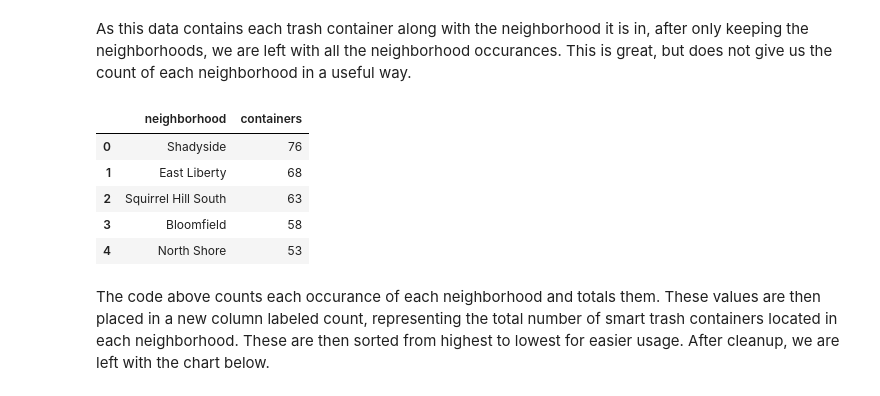
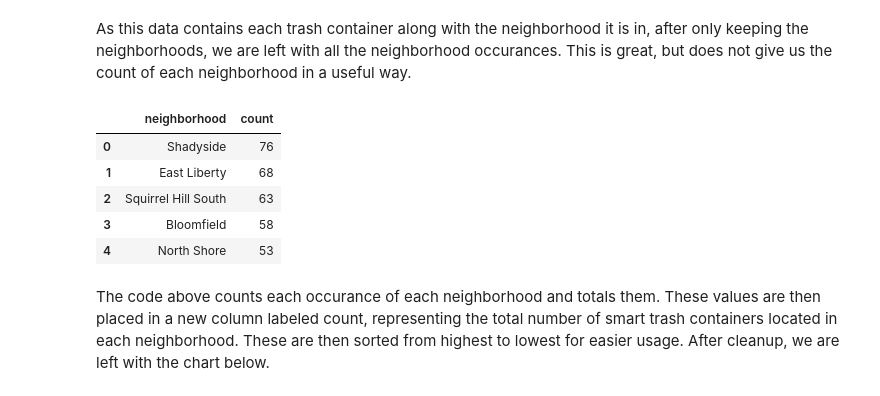
Before and after one commit to dantewarhola/Big-Ideas-in-Computing-and-Information-Group-38-Final-Project, a Jupyter notebook: FinalNotebook.ipynb, the cells around one changed output. Saved outputs shown, nothing was run; the diff lists cells and outputs as text; code cells hidden in the pictures.

```diff
--- a/FinalNotebook.ipynb
+++ b/FinalNotebook.ipynb
@@ -37,15 +37,15 @@ As this data contains each trash container along with the neighborhood it is in,
 # %%
 # get count of each neighborhood
 containers = containers['neighborhood'].value_counts()
 data = {
   "neighborhood": containers.keys(),
-  "containers": containers.values
+  "count": containers.values
 }
 
 containers = pd.DataFrame(data)
 containers.head()
 # %% [output]
-|  | neighborhood | containers |
+|  | neighborhood | count |
 | 0 | Shadyside | 76 |
 | 1 | East Liberty | 68 |
 | 2 | Squirrel Hill South | 63 |
```
Also changed, not shown: parts of 8 cells of this notebook.
